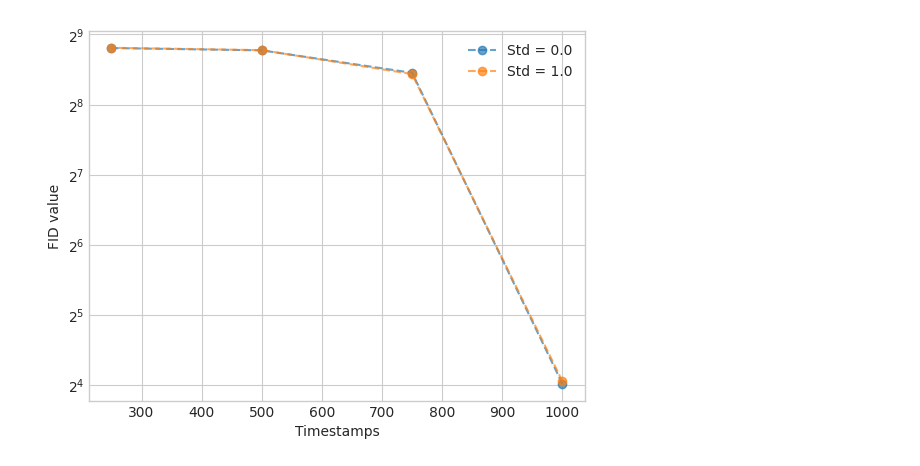
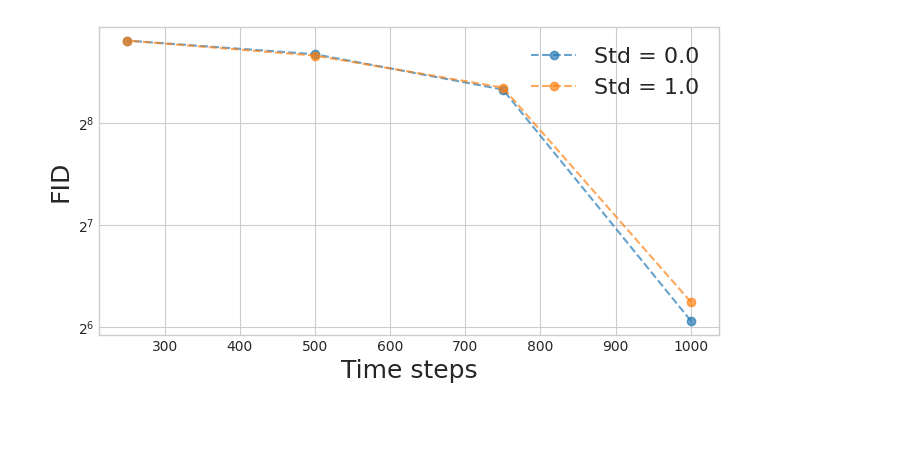
Before and after one commit to VahanArsenian/DiffusionWasserstein, a Jupyter notebook: notebooks/plotting_charts.ipynb, the cells around one changed output. Saved outputs shown, nothing was run; the diff lists cells and outputs as text; code cells hidden in the pictures; blank space fills up the shorter version.

```diff
--- a/notebooks/plotting_charts.ipynb
+++ b/notebooks/plotting_charts.ipynb
@@ -111,5 +111,5 @@ plt.savefig("celeba.pdf", bbox_inches='tight')
 # %%
-root = "../src/data/temporal/noisy_score_images_cifar10/normal"
+root = "../src/data/temporal/noisy_score_images_celebahq/normal"
 # %%
 def try_int(x):
     try:
@@ -126,16 +126,18 @@ for ts in timestamps[:]:
         for k, v in vals.items():
             vlss[k].append(v)
 # %%
+fig, ax = plt.subplots(figsize=(8, 4))
 for k in vlss:
     values = np.array(vlss[k])
     plt.yscale("log", base=2)
     plt.plot(1000-timestamps, values, label=f"Std = {k}",
             marker='o',         # add markers at each point
             linestyle="dashed",
             linewidth=1.5,
-            alpha=0.68)
-    plt.xlabel("Timestamps")
-    plt.ylabel("FID value")
-    plt.legend()
+            alpha=0.68, )
+    plt.xlabel("Time steps", fontsize=18)
+    plt.ylabel("FID",fontsize=18)
+    plt.legend(fontsize=16)
+    plt.savefig("cifarcelebahq_temporal.pdf")
 # %% [output]
-[figure, old version]
+[figure, new version]
```
Also changed, not shown: parts of 3 cells of this notebook, 6 other files.
